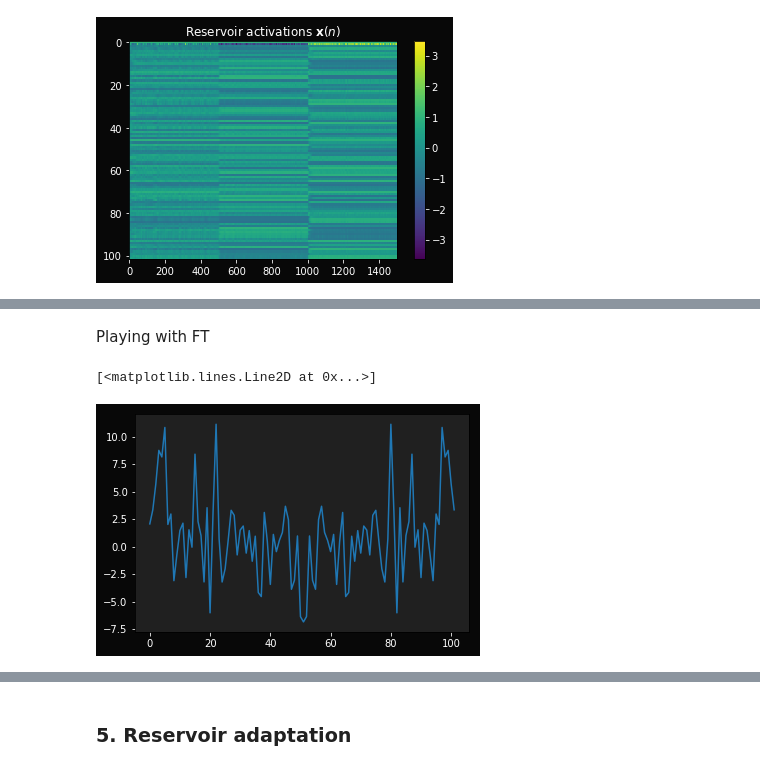
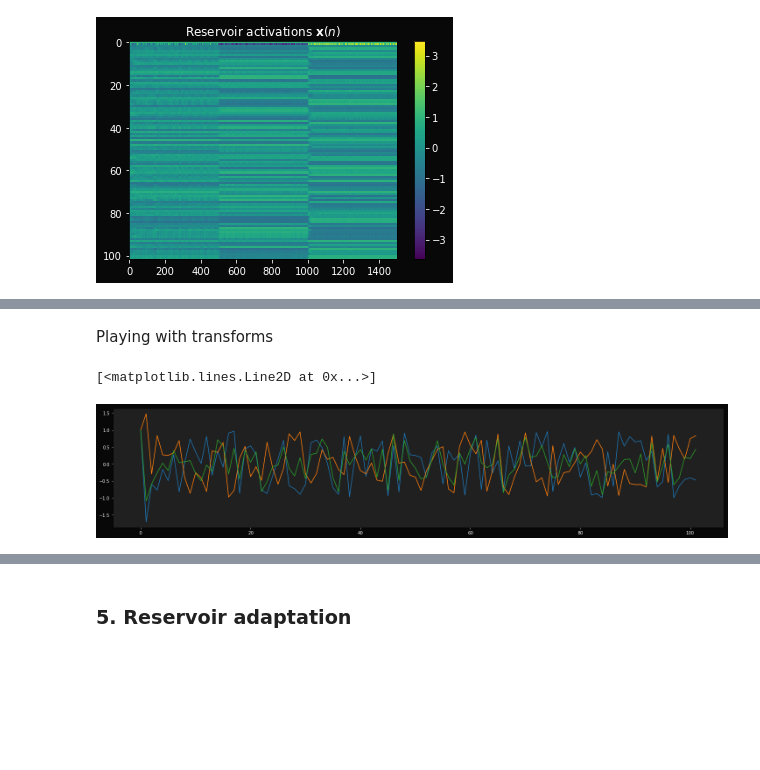
Before and after one commit to mizvol/miniESN, a Jupyter notebook: Adaptation.ipynb, the cells around one changed output, grey strips where cells are left out. Cells and saved outputs as stored; diff of their text form; code cells hidden in the pictures; blank space fills up the shorter version.

```diff
--- a/Adaptation.ipynb
+++ b/Adaptation.ipynb
@@ -168,11 +168,6 @@ colorbar()
 #     filtered = [v if v > 1.2 * std else 0 for v in input]
 #     plot(filtered)
 # %% [markdown]
-Playing with FT
+Playing with transforms
 # %%
 from scipy import fftpack
-# %%
-plot(fftpack.fft(X.T[1015]))
-# %% [output]
-[<matplotlib.lines.Line2D at 0x...>]
-[figure, removed]
@@ -179,3 +178,11 @@ plot(fftpack.fft(X.T[1015]))
+# %%
+figure(figsize = (25,5))
+plot(fn(X.T[515]))
+plot(fn(X.T[1015]))
+plot(fn(X.T[15]))
+# %% [output]
+[<matplotlib.lines.Line2D at 0x...>]
+[figure, added]
 # %%
 # Peak detection
 
```
Also changed, not shown: parts of 3 cells of this notebook.
